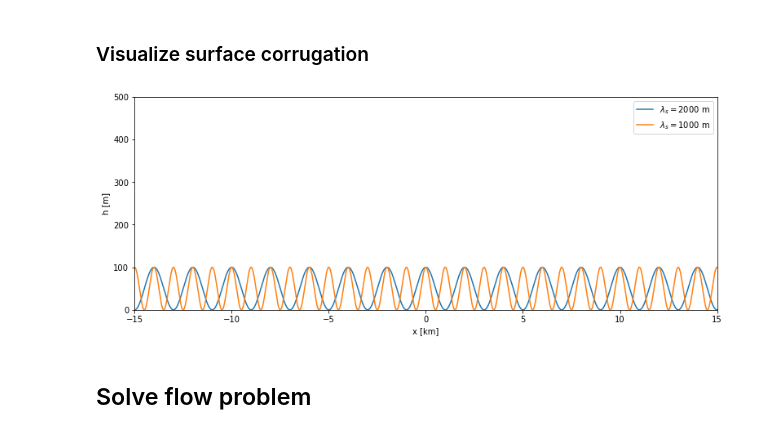
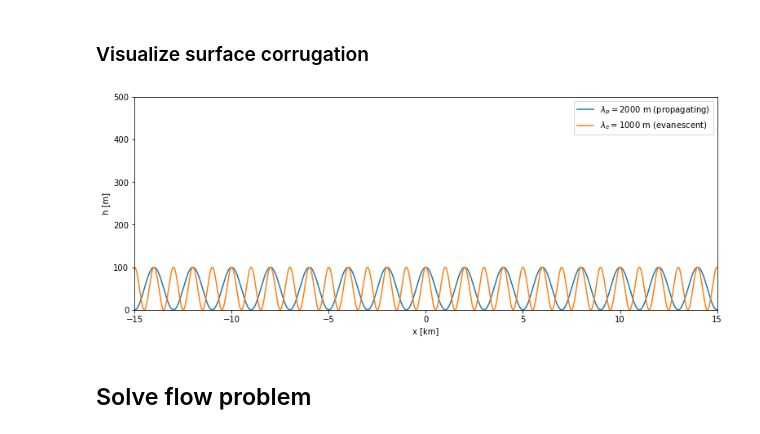
Before and after one commit to DriesAllaerts/lbow, a Jupyter notebook: notebooks/1-steady-state--surface-corrugation.ipynb, the cells around one changed output. Cells and saved outputs as stored; diff of their text form; code cells hidden in the pictures.

```diff
--- a/notebooks/1-steady-state--surface-corrugation.ipynb
+++ b/notebooks/1-steady-state--surface-corrugation.ipynb
@@ -63,12 +63,12 @@ evan_wave = HalfPlaneModel(xs,h(xs,Levan),U,N)
 ### Visualize surface corrugation
 # %%
 f,ax = plt.subplots(1,1,figsize=(12.8,4.8))
-ax.plot(xs/1.e3,h(xs,Lprop),label=r'$\lambda_s = 2000$ m')
-ax.plot(xs/1.e3,h(xs,Levan),label=r'$\lambda_s = 1000$ m')
+ax.plot(xs/1.e3,h(xs,Lprop),label=r'$\lambda_p = {}$ m (propagating)'.format(Lprop))
+ax.plot(xs/1.e3,h(xs,Levan),label=r'$\lambda_e = {}$ m (evanescent)'.format(Levan))
 _ = ax.set(xlim=[-15,15],ylim=[0,500],xlabel='x [km]',ylabel='h [m]')
 _ = ax.legend()
 # %% [output]
-[figure, old version]
+[figure, new version]
 # %% [markdown]
 ## Solve flow problem
 # %%
```
Also changed, not shown: parts of 4 cells of this notebook, 7 other files.
